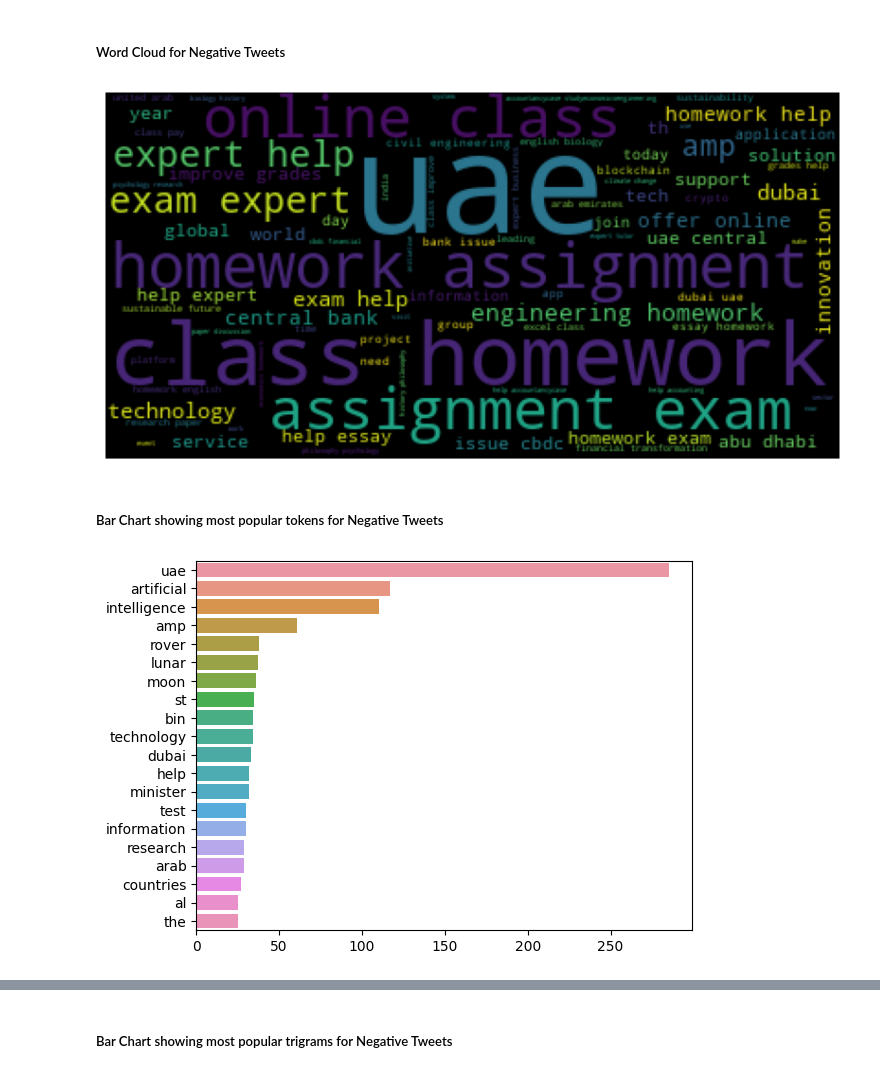
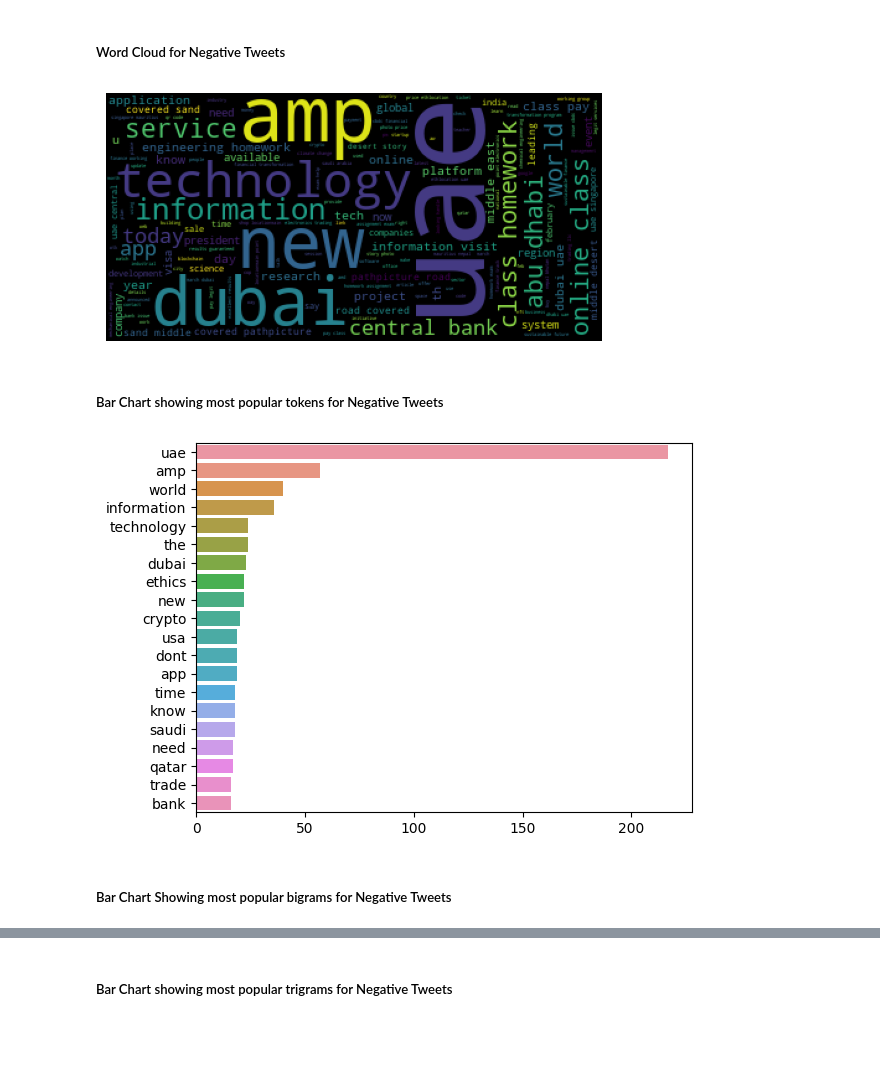
Before and after one commit to psychoanalyzing-twitter/sentiment-analysis, a Jupyter notebook: cw-1.ipynb, the cells around one changed output, grey strips where cells are left out. Drawn from its saved outputs; the diff is of its cells as text; code cells hidden in the pictures; blank space fills up the shorter version.

```diff
--- a/cw-1.ipynb
+++ b/cw-1.ipynb
@@ -1304,11 +1312,11 @@ After checking the world clouds, common tokens and trigrams, as well as printing
 # %% [markdown]
 ##### Word Cloud for Neutral Tweets
 # %%
-neutral = updated_dataset[updated_dataset['TextBlob Sentiment']=='Neutral']
+neutral = updated_dataset[updated_dataset['Vader Sentiment']=='Neutral']
 neutrals = ' '.join(tweet for tweet in neutral['Cleaned Text'])
 wordcloud_neu = WordCloud().generate(neutrals)
 
-plt.figure(figsize=(10, 7))
+plt.figure()
 plt.imshow(wordcloud_neu)
 plt.axis('off')
 plt.show()
@@ -1351,19 +1365,21 @@ Just like the positive tweets, a lot of the neutral tweets contain bot spams, bu
 # %% [markdown]
 ##### Word Cloud for Negative Tweets
 # %%
-negative = updated_dataset[updated_dataset['TextBlob Sentiment']=='Negative']
+negative = updated_dataset[updated_dataset['Vader Sentiment']=='Negative']
 negatives = ' '.join(tweet for tweet in negative['Cleaned Text'])
 wordcloud_neg = WordCloud().generate(neutrals)
 
-plt.figure(figsize=(10, 7))
+plt.figure()
 plt.imshow(wordcloud_neg)
 plt.axis('off')
 plt.show()
 # %% [output]
-[figure, old version]
+[figure, new version]
 # %% [markdown]
 ##### Bar Chart showing most popular tokens for Negative Tweets
 # %%
-plot_top_tokens(negative['Tokenized Text'])
+plot_tokens(negative['Tokenized Text'])
 # %% [output]
-[figure, old version]
+[figure, new version]
+# %% [markdown]
+##### Bar Chart Showing most popular bigrams for Negative Tweets
```
Also changed, not shown: parts of 33 cells of this notebook.
